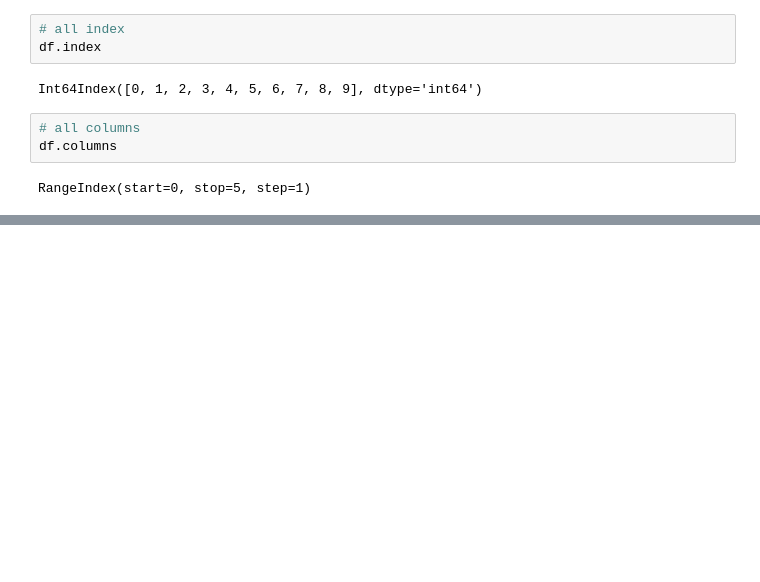
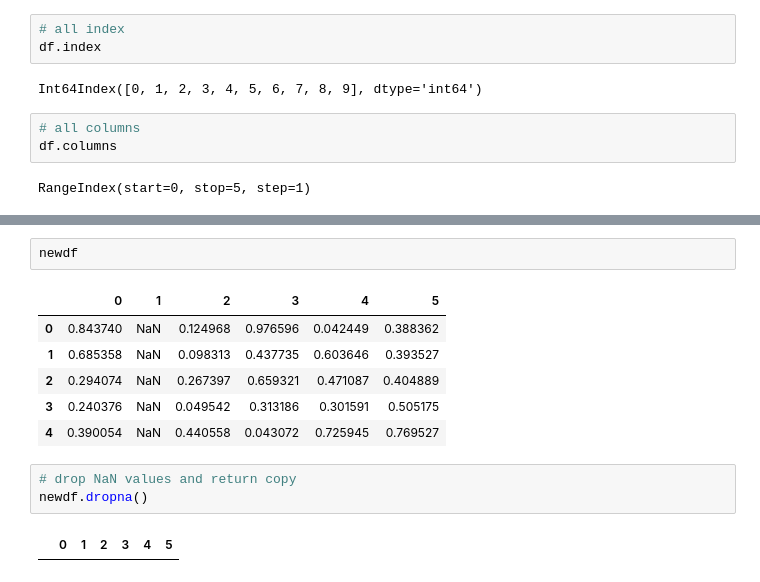
Before and after one commit to DhrupalGP/Pandas, a Jupyter notebook: Pandas/pandas_tutorial.ipynb, the cells around one changed output, grey strips where cells are left out. Drawn from its saved outputs; the diff is of its cells as text; blank space fills up the shorter version.

```diff
--- a/Pandas/pandas_tutorial.ipynb
+++ b/Pandas/pandas_tutorial.ipynb
@@ -307,0 +628,14 @@ df
+# %%
+newdf
+# %% [output]
+|  | 0 | 1 | 2 | 3 | 4 | 5 |
+| 0 | 0.843740 | NaN | 0.124968 | 0.976596 | 0.042449 | 0.388362 |
+| 1 | 0.685358 | NaN | 0.098313 | 0.437735 | 0.603646 | 0.393527 |
+| 2 | 0.294074 | NaN | 0.267397 | 0.659321 | 0.471087 | 0.404889 |
+| 3 | 0.240376 | NaN | 0.049542 | 0.313186 | 0.301591 | 0.505175 |
+| 4 | 0.390054 | NaN | 0.440558 | 0.043072 | 0.725945 | 0.769527 |
+# %%
+# drop NaN values and return copy
+newdf.dropna()
+# %% [output]
+|  | 0 | 1 | 2 | 3 | 4 | 5 |
```
Also changed, not shown: parts of 67 cells of this notebook.
